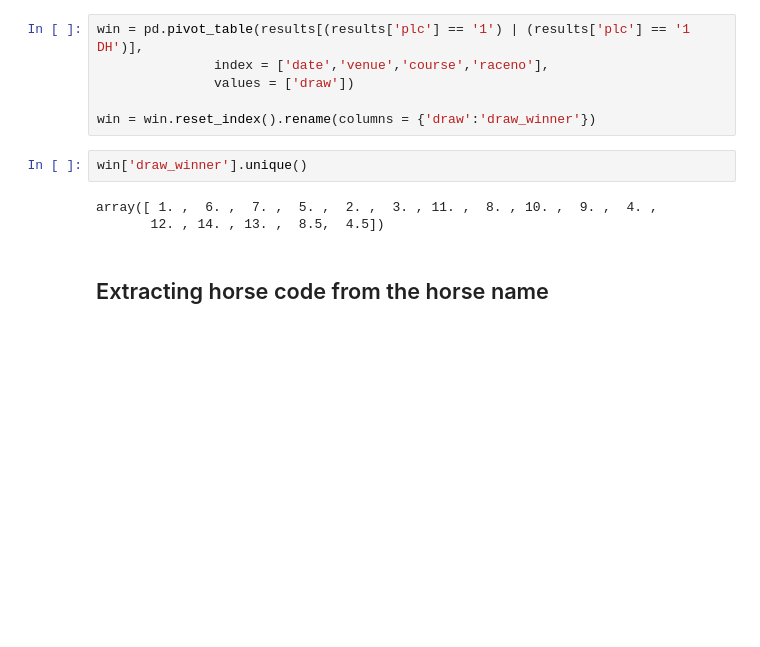
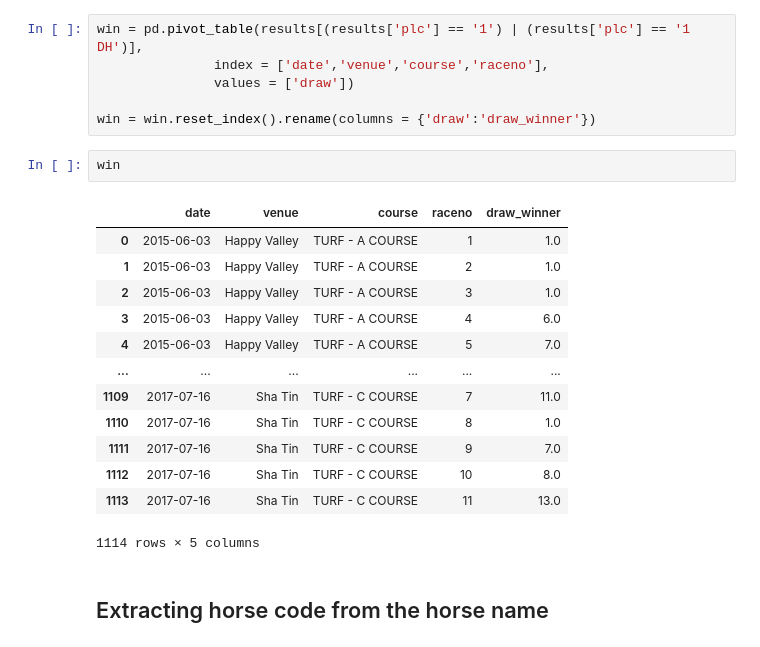
Before and after one commit to ys3250/HKJC, a Jupyter notebook: horse_model_tae.ipynb, the cells around one changed output. Cells and saved outputs as stored; diff of their text form; blank space fills up the shorter version.

```diff
--- a/horse_model_tae.ipynb
+++ b/horse_model_tae.ipynb
@@ -124,10 +126,21 @@ win = pd.pivot_table(results[(results['plc'] == '1') | (results['plc'] == '1 DH'
 
 win = win.reset_index().rename(columns = {'draw':'draw_winner'})
 # %%
-win['draw_winner'].unique()
+win
 # %% [output]
+|  | date | venue | course | raceno | draw_winner |
+| 0 | 2015-06-03 | Happy Valley | TURF - A COURSE | 1 | 1.0 |
+| 1 | 2015-06-03 | Happy Valley | TURF - A COURSE | 2 | 1.0 |
+| 2 | 2015-06-03 | Happy Valley | TURF - A COURSE | 3 | 1.0 |
+| 3 | 2015-06-03 | Happy Valley | TURF - A COURSE | 4 | 6.0 |
+| 4 | 2015-06-03 | Happy Valley | TURF - A COURSE | 5 | 7.0 |
+| ... | ... | ... | ... | ... | ... |
+| 1109 | 2017-07-16 | Sha Tin | TURF - C COURSE | 7 | 11.0 |
+| 1110 | 2017-07-16 | Sha Tin | TURF - C COURSE | 8 | 1.0 |
+| 1111 | 2017-07-16 | Sha Tin | TURF - C COURSE | 9 | 7.0 |
+| 1112 | 2017-07-16 | Sha Tin | TURF - C COURSE | 10 | 8.0 |
+| 1113 | 2017-07-16 | Sha Tin | TURF - C COURSE | 11 | 13.0 |
-array([ 1. ,  6. ,  7. ,  5. ,  2. ,  3. , 11. ,  8. , 10. ,  9. ,  4. ,
-       12. , 14. , 13. ,  8.5,  4.5])
+1114 rows × 5 columns
 # %% [markdown]
 ## Extracting horse code from the horse name
 # %% [markdown]
```
Also changed, not shown: parts of 6 cells of this notebook.
